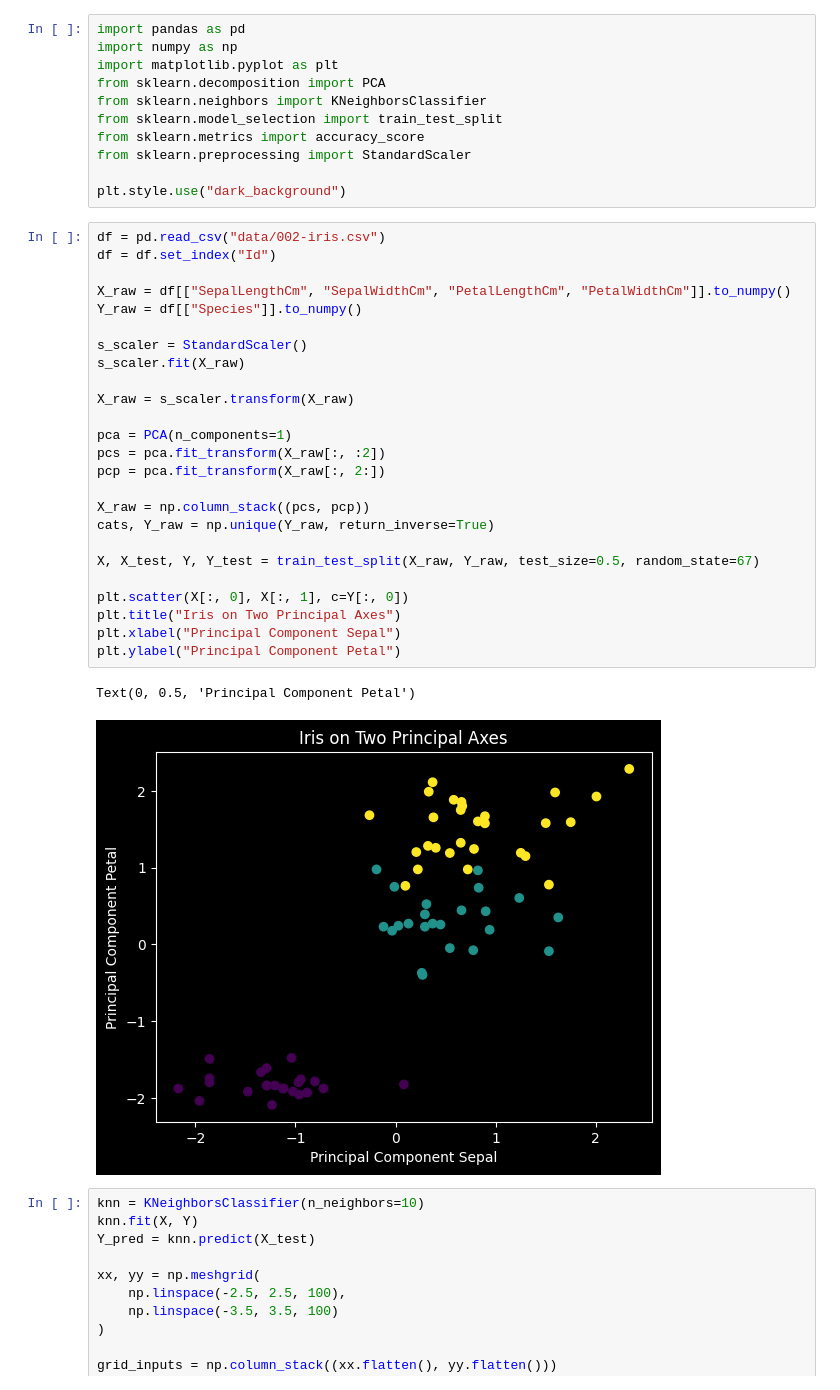
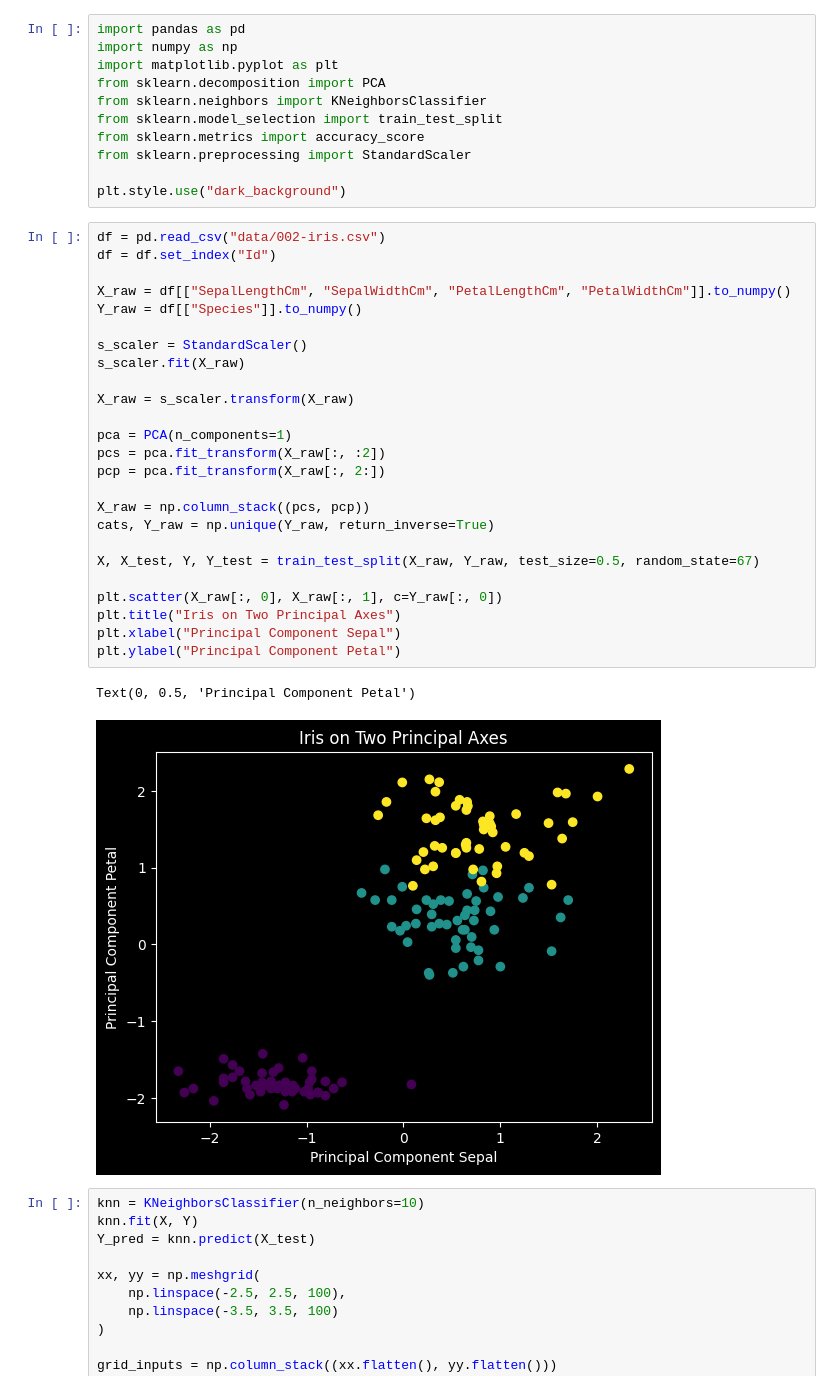
Before and after one commit to loselen/ai-projects, a Jupyter notebook: projects/005-iris-knn.ipynb, the cells around one changed output. Cells and saved outputs as stored; diff of their text form.

Commit message:
change: scatter viz from only train to all data

```diff
--- a/projects/005-iris-knn.ipynb
+++ b/projects/005-iris-knn.ipynb
@@ -12,31 +12,31 @@ plt.style.use("dark_background")
 # %%
 df = pd.read_csv("data/002-iris.csv")
 df = df.set_index("Id")
 
 X_raw = df[["SepalLengthCm", "SepalWidthCm", "PetalLengthCm", "PetalWidthCm"]].to_numpy()
 Y_raw = df[["Species"]].to_numpy()
 
 s_scaler = StandardScaler()
 s_scaler.fit(X_raw)
 
 X_raw = s_scaler.transform(X_raw)
 
 pca = PCA(n_components=1)
 pcs = pca.fit_transform(X_raw[:, :2])
 pcp = pca.fit_transform(X_raw[:, 2:])
 
 X_raw = np.column_stack((pcs, pcp))
 cats, Y_raw = np.unique(Y_raw, return_inverse=True)
 
 X, X_test, Y, Y_test = train_test_split(X_raw, Y_raw, test_size=0.5, random_state=67)
 
-plt.scatter(X[:, 0], X[:, 1], c=Y[:, 0])
+plt.scatter(X_raw[:, 0], X_raw[:, 1], c=Y_raw[:, 0])
 plt.title("Iris on Two Principal Axes")
 plt.xlabel("Principal Component Sepal")
 plt.ylabel("Principal Component Petal")
 # %% [output]
 Text(0, 0.5, 'Principal Component Petal')
-[figure, old version]
+[figure, new version]
 # %%
 knn = KNeighborsClassifier(n_neighbors=10)
 knn.fit(X, Y)
```
